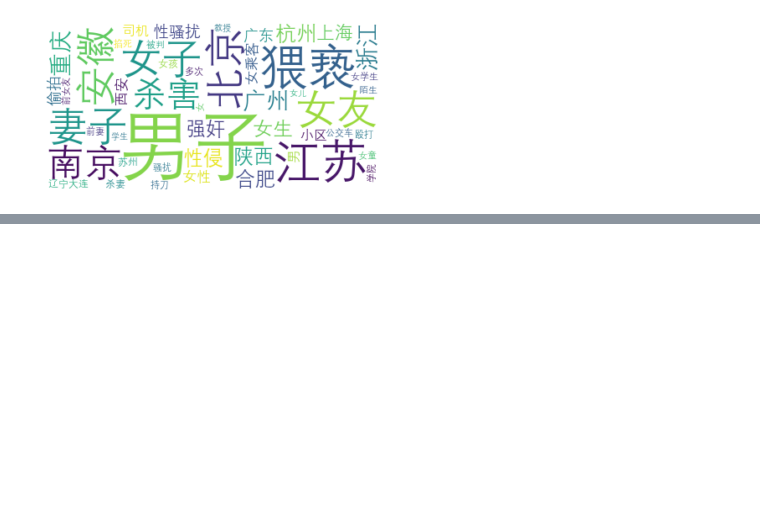
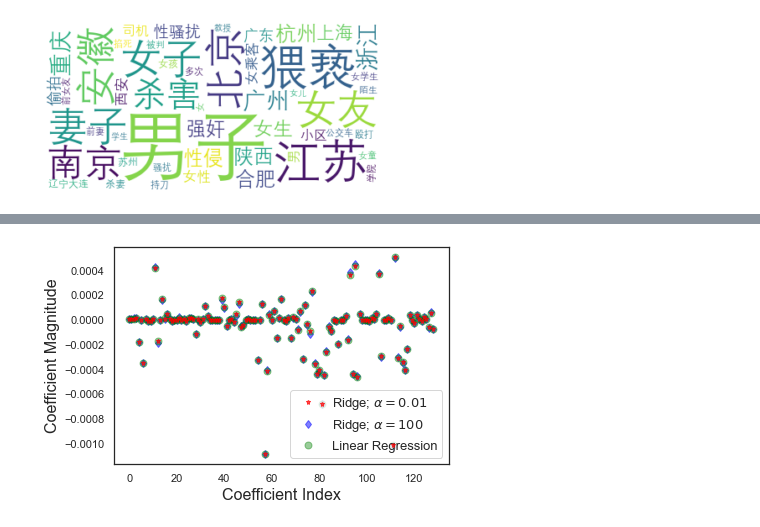
Before and after one commit to cs-ssa-w21/final-project-rooibos, a Jupyter notebook: visualization.ipynb, the cells around one changed output, grey strips where cells are left out. Saved outputs shown, nothing was run; the diff lists cells and outputs as text; code cells hidden in the pictures; blank space fills up the shorter version.

```diff
--- a/visualization.ipynb
+++ b/visualization.ipynb
@@ -355,0 +556,37 @@ M.save("WordCloudOnMap.html")
+# %%
+from sklearn.model_selection import train_test_split
+from sklearn.linear_model import LinearRegression
+from sklearn.linear_model import Ridge
+
+# X_train,X_test,y_train,y_test=train_test_split(newX,newY,test_size=0.3,random_state=3)
+
+X = se_cnt.iloc[:, :-1]
+Y = se_cnt.Count
+
+lr = LinearRegression()
+lr.fit(X, Y)
+
+rr = Ridge(alpha=0.01)
+# higher the alpha value, more restriction on the coefficients; low alpha > more generalization,
+# in this case linear and ridge regression resembles
+rr.fit(X, y)
+rr100 = Ridge(alpha=100) #  comparison with alpha value
+rr100.fit(X, y)
+train_score=lr.score(X, Y)
+#test_score=lr.score(X_test, y_test)
+
+Ridge_train_score = rr.score(X, Y)
+#Ridge_test_score = rr.score(X_test, y_test)
+
+Ridge_train_score100 = rr100.score(X,Y)
+#Ridge_test_score100 = rr100.score(X_test, y_test)
+
+plt.plot(rr.coef_,alpha=0.7,linestyle='none',marker='*',markersize=5,color='red',label=r'Ridge; $\alpha = 0.01$',zorder=7)
+plt.plot(rr100.coef_,alpha=0.5,linestyle='none',marker='d',markersize=6,color='blue',label=r'Ridge; $\alpha = 100$')
+plt.plot(lr.coef_,alpha=0.4,linestyle='none',marker='o',markersize=7,color='green',label='Linear Regression')
+plt.xlabel('Coefficient Index',fontsize=16)
+plt.ylabel('Coefficient Magnitude',fontsize=16)
+plt.legend(fontsize=13,loc=4)
+plt.show()
+# %% [output]
+[figure, added]
```
Also changed, not shown: parts of 44 cells of this notebook.
